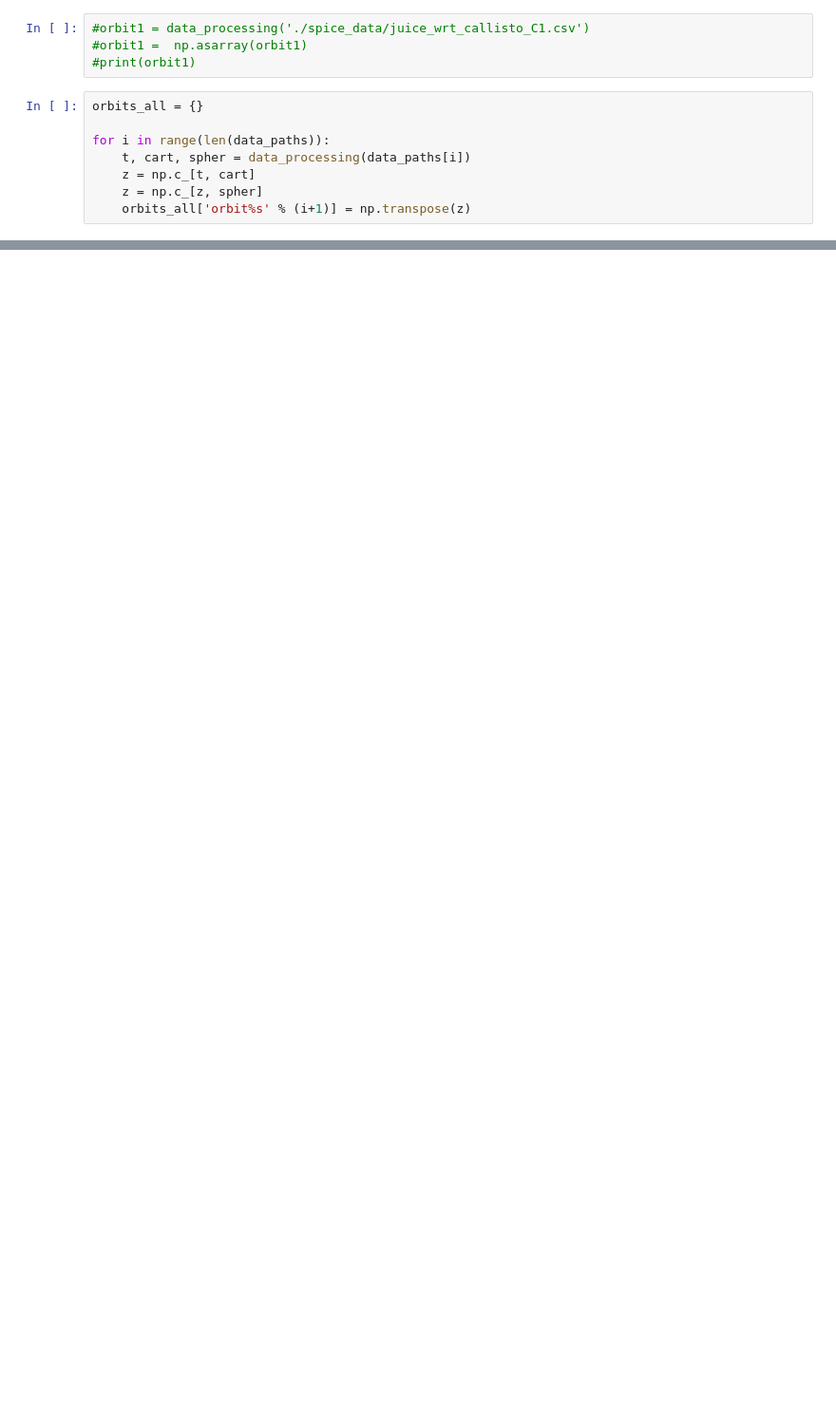
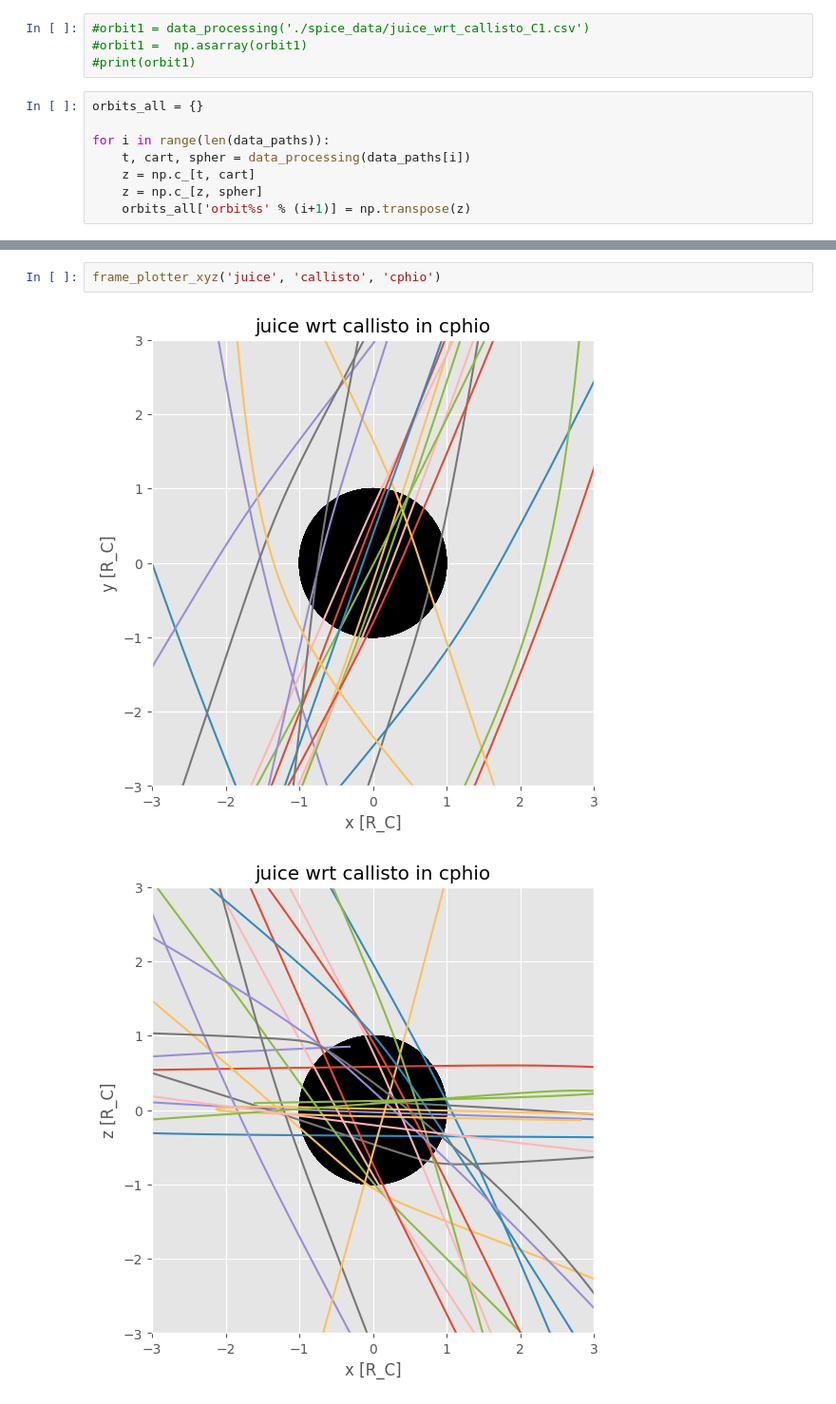
Before and after one commit to vera-br/Callisto, a Jupyter notebook: spice_data_test.ipynb, the cells around one changed output, grey strips where cells are left out. Shown at 95% size. Saved outputs shown, nothing was run; the diff lists cells and outputs as text; blank space fills up the shorter version.

```diff
--- a/spice_data_test.ipynb
+++ b/spice_data_test.ipynb
@@ -110,0 +366,5 @@ plt.plot([mintime,mintime], [0.999*orbit1[4, minarg],1.001*orbit1[4, minarg]])
+# %%
+frame_plotter_xyz('juice', 'callisto', 'cphio')
+# %% [output]
+[figure, added]
+[figure, added]
```
Also changed, not shown: parts of 7 cells of this notebook, 15 other files.
